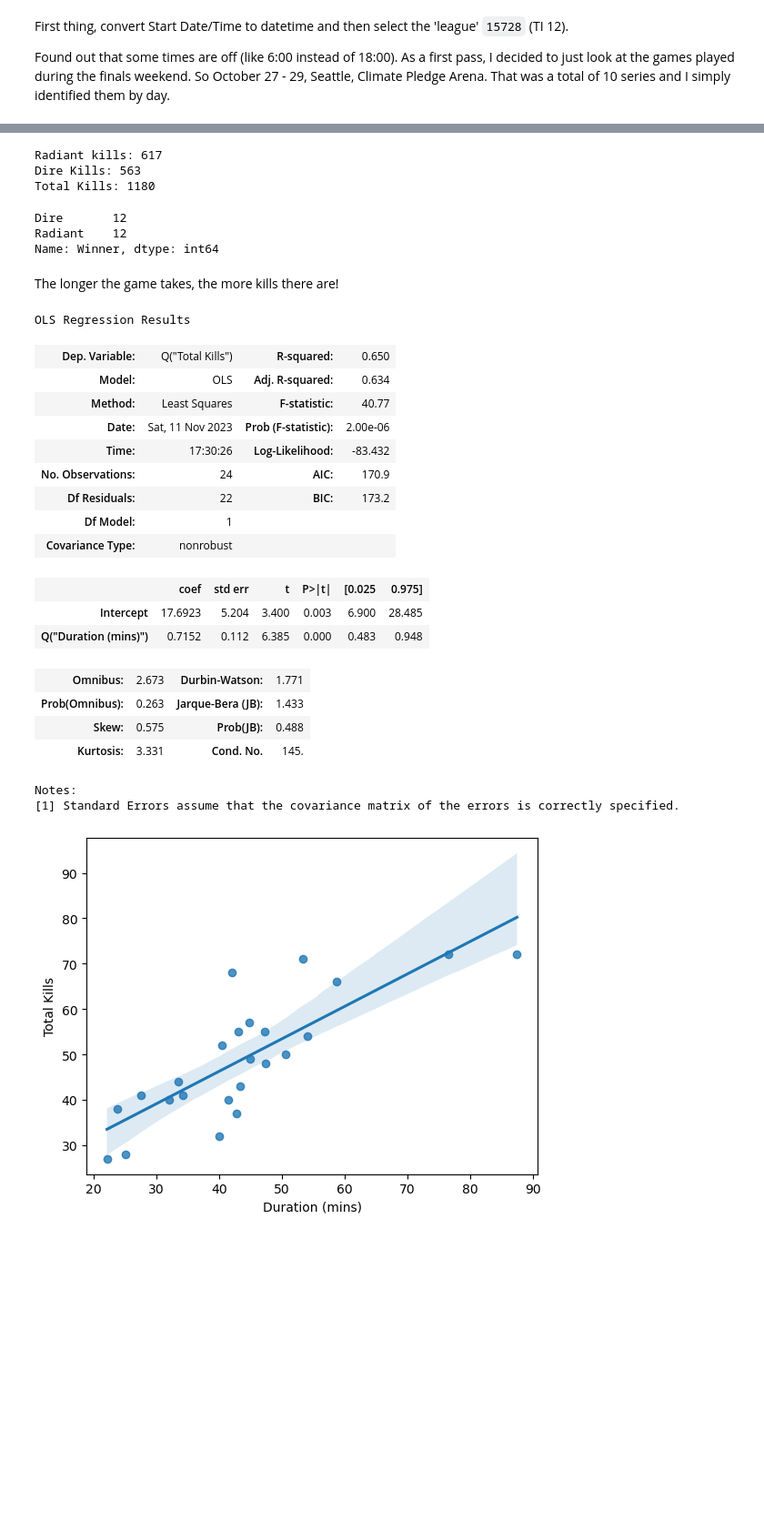
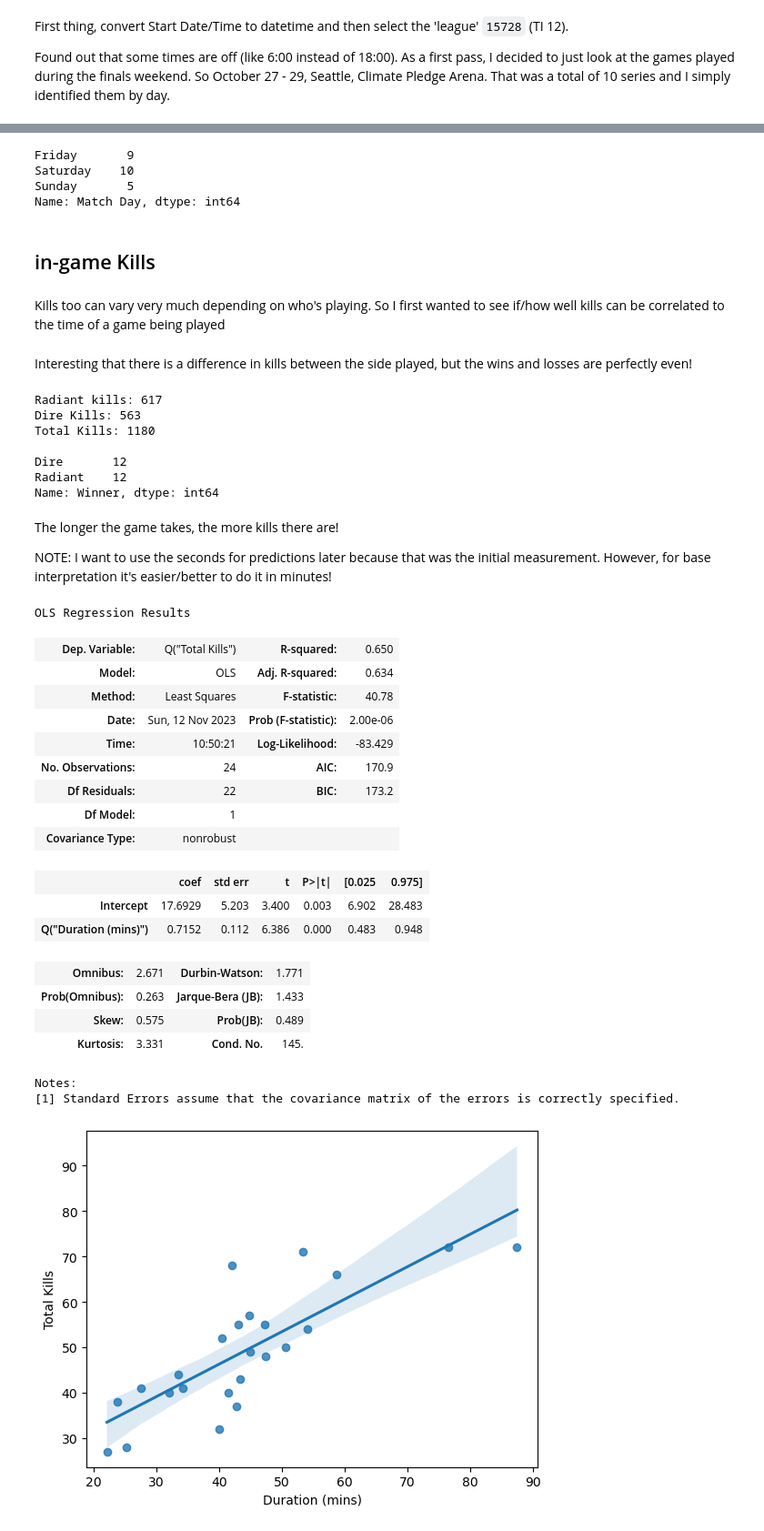
Before and after one commit to tomoumer/dota2_ti12, a Jupyter notebook: notebooks/01_eda_ti12.ipynb, the cells around one changed output, grey strips where cells are left out. Shown at 91% size. Saved outputs shown, nothing was run; the diff lists cells and outputs as text; code cells hidden in the pictures; blank space fills up the shorter version.

```diff
--- a/notebooks/01_eda_ti12.ipynb
+++ b/notebooks/01_eda_ti12.ipynb
@@ -174,3 +218,14 @@ Start looking at kills
+# %%
+print(finals_matches['Match Day'].value_counts().sort_index())
+# %% [output]
+Friday       9
+Saturday    10
+Sunday       5
+Name: Match Day, dtype: int64
+# %% [markdown]
+## in-game Kills
+# %% [markdown]
+Kills too can vary very much depending on who's playing. So I first wanted to see if/how well kills can be correlated to the time of a game being played
 # %%
 finals_matches[['Radiant Kills', 'Dire Kills']] = finals_matches['Kills Score'].str.split('-', expand=True)
 
@@ -180,43 +235,49 @@ finals_matches['Radiant Kills'] = finals_matches['Radiant Kills'].astype(int)
 finals_matches['Dire Kills'] = finals_matches['Dire Kills'].astype(int)
 
 finals_matches['Total Kills'] = finals_matches['Radiant Kills'] + finals_matches['Dire Kills']
+# %% [markdown]
+Interesting that there is a difference in kills between the side played, but the wins and losses are perfectly even!
 # %%
 print('Radiant kills:', finals_matches['Radiant Kills'].sum())
 print('Dire Kills:', finals_matches['Dire Kills'].sum())
 print('Total Kills:', finals_matches['Total Kills'].sum())
+print('')
+print(finals_matches['Winner'].value_counts())
 # %% [output]
 Radiant kills: 617
 Dire Kills: 563
 Total Kills: 1180
+
+Dire       12
+Radiant    12
+Name: Winner, dtype: int64
-# %%
-finals_matches['Winner'].value_counts()
-# %% [output]
-Dire       12
-Radiant    12
-Name: Winner, dtype: int64
-# %% [markdown]
-The longer the game takes, the more kills there are!
-# %%
-finals_matches['Duration (mins)'] = round(finals_matches['Duration (secs)'] / 60, 2)
+# %% [markdown]
+The longer the game takes, the more kills there are!
+
+NOTE: I want to use the seconds for predictions later because that was the initial measurement. However, for base interpretation it's easier/better to do it in minutes!
 # %%
+# to use later
+lr_fit = smf.ols('Q("Total Kills") ~ Q("Duration (secs)")', data = finals_matches).fit()
+
+finals_matches['Duration (mins)'] = finals_matches['Duration (secs)'] / 60
 smf.ols('Q("Total Kills") ~ Q("Duration (mins)")', data = finals_matches).fit().summary()
 # %% [output]
 OLS Regression Results
 | Dep. Variable: | Q("Total Kills") | R-squared: | 0.650 |
 | Model: | OLS | Adj. R-squared: | 0.634 |
-| Method: | Least Squares | F-statistic: | 40.77 |
-| Date: | Sat, 11 Nov 2023 | Prob (F-statistic): | 2.00e-06 |
-| Time: | 17:30:26 | Log-Likelihood: | -83.432 |
+| Method: | Least Squares | F-statistic: | 40.78 |
+| Date: | Sun, 12 Nov 2023 | Prob (F-statistic): | 2.00e-06 |
+| Time: | 10:50:21 | Log-Likelihood: | -83.429 |
 | No. Observations: | 24 | AIC: | 170.9 |
 | Df Residuals: | 22 | BIC: | 173.2 |
 | Df Model: | 1 |  |  |
 | Covariance Type: | nonrobust |  |  |
 |  | coef | std err | t | P>|t| | [0.025 | 0.975] |
-| Intercept | 17.6923 | 5.204 | 3.400 | 0.003 | 6.900 | 28.485 |
-| Q("Duration (mins)") | 0.7152 | 0.112 | 6.385 | 0.000 | 0.483 | 0.948 |
+| Intercept | 17.6929 | 5.203 | 3.400 | 0.003 | 6.902 | 28.483 |
+| Q("Duration (mins)") | 0.7152 | 0.112 | 6.386 | 0.000 | 0.483 | 0.948 |
-| Omnibus: | 2.673 | Durbin-Watson: | 1.771 |
+| Omnibus: | 2.671 | Durbin-Watson: | 1.771 |
 | Prob(Omnibus): | 0.263 | Jarque-Bera (JB): | 1.433 |
-| Skew: | 0.575 | Prob(JB): | 0.488 |
+| Skew: | 0.575 | Prob(JB): | 0.489 |
 | Kurtosis: | 3.331 | Cond. No. | 145. |
 Notes:
 [1] Standard Errors assume that the covariance matrix of the errors is correctly specified.
```
Also changed, not shown: parts of 52 cells of this notebook.
